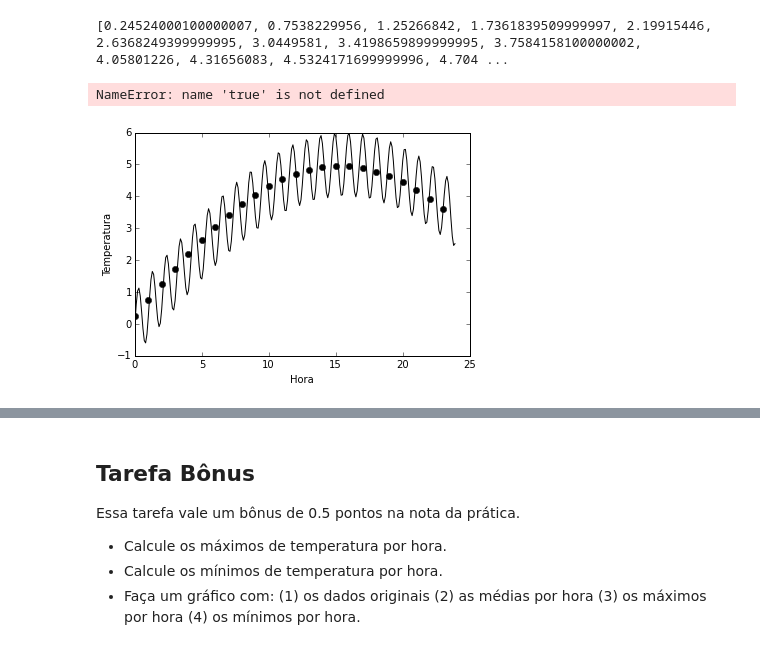
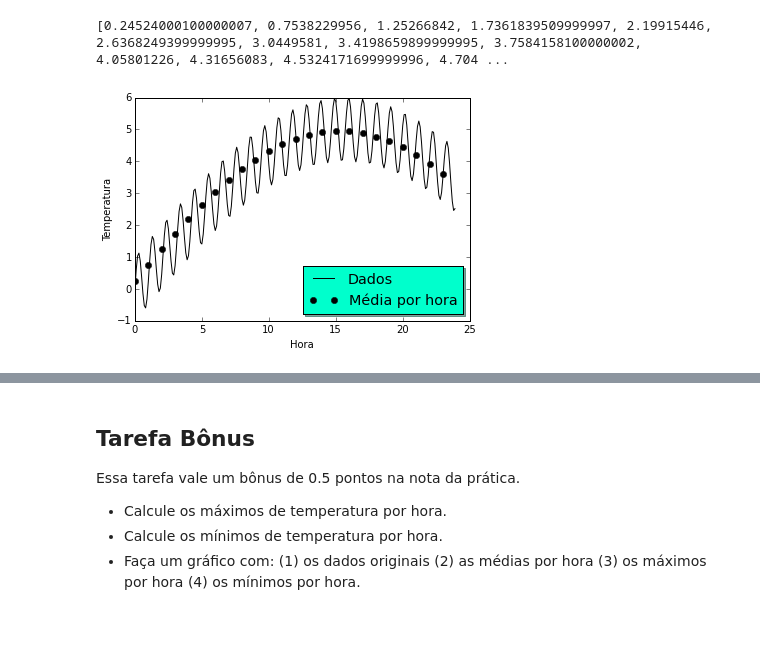
Before and after one commit to mat-esp-2015/python-intro-2-r-d-l, a Jupyter notebook: tarefa-intro-python-2.ipynb, the cells around one changed output, grey strips where cells are left out. Cells and saved outputs as stored; diff of their text form; code cells hidden in the pictures.

Commit message:
criação do gráfico, colocação da legenda feita e começo de comentários

```diff
--- a/tarefa-intro-python-2.ipynb
+++ b/tarefa-intro-python-2.ipynb
@@ -299,17 +299,18 @@ print(hora_media)
 [0.24524000100000007, 0.7538229956, 1.25266842, 1.7361839509999997, 2.19915446, 2.6368249399999995, 3.0449581, 3.4198659899999995, 3.7584158100000002, 4.05801226, 4.31656083, 4.5324171699999996, 4.704 ...
 # %%
 %matplotlib inline
+import numpy as np
 import matplotlib.pyplot as plt
-horas_por_dia = [0,1,2,3,4,5,6,7,8,9,10,11,12,13,14,15,16,17,18,19,20,21,22,23]
-plt.figure()
-plt.plot(tempos,dados,"-k", label = "dados")
-plt.xlabel("Hora")
-plt.ylabel("Temperatura")
-plt.plot(horas_por_dia, hora_media, "ok", label = "Média por hora")
-legend = plt.legend(loc = 'lowor right', shadow = true, fontsizer = 'x_large')
+horas_por_dia = [0,1,2,3,4,5,6,7,8,9,10,11,12,13,14,15,16,17,18,19,20,21,22,23] #Lista com as horas por dia
+plt.figure() #Plotar figura
+plt.plot(tempos,dados,"-k", label = "Dados") # Plotar por etiquetas/formas pre-definidas .
+plt.xlabel("Hora") #Definição do eixo horizontal como Hora
+plt.ylabel("Temperatura") #Definição do eixo vetical como Temperatura
+plt.plot(horas_por_dia, hora_media, "ok", label = "Média por hora") #dados a serem plotados no gráfico
+legend = plt.legend(loc='lower right', shadow=True, fontsize='x-large') #definição da legenda: localização, fote
+legend.get_frame().set_facecolor('#00FFCC') #Fundo colorido para a legenda
 # %% [output]
-NameError: name 'true' is not defined
-[figure, old version]
+[figure, new version]
 # %% [markdown]
 ### Resultado esperado
 
```
Also changed, not shown: parts of 1 cell of this notebook.
